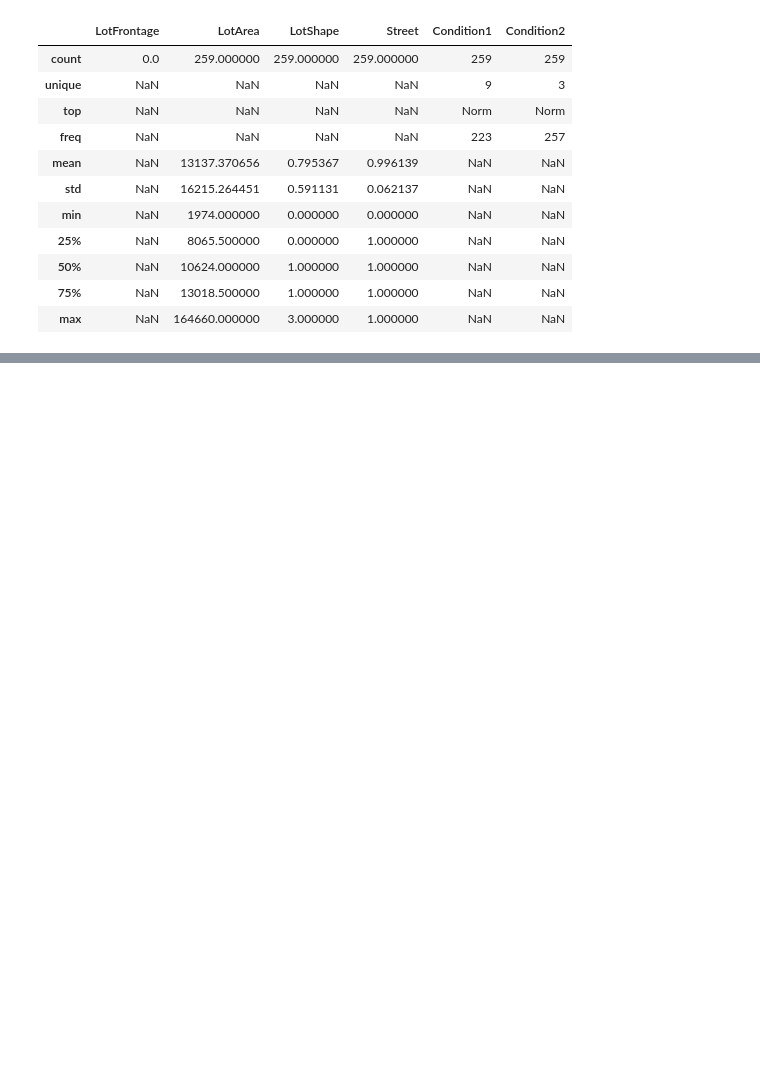
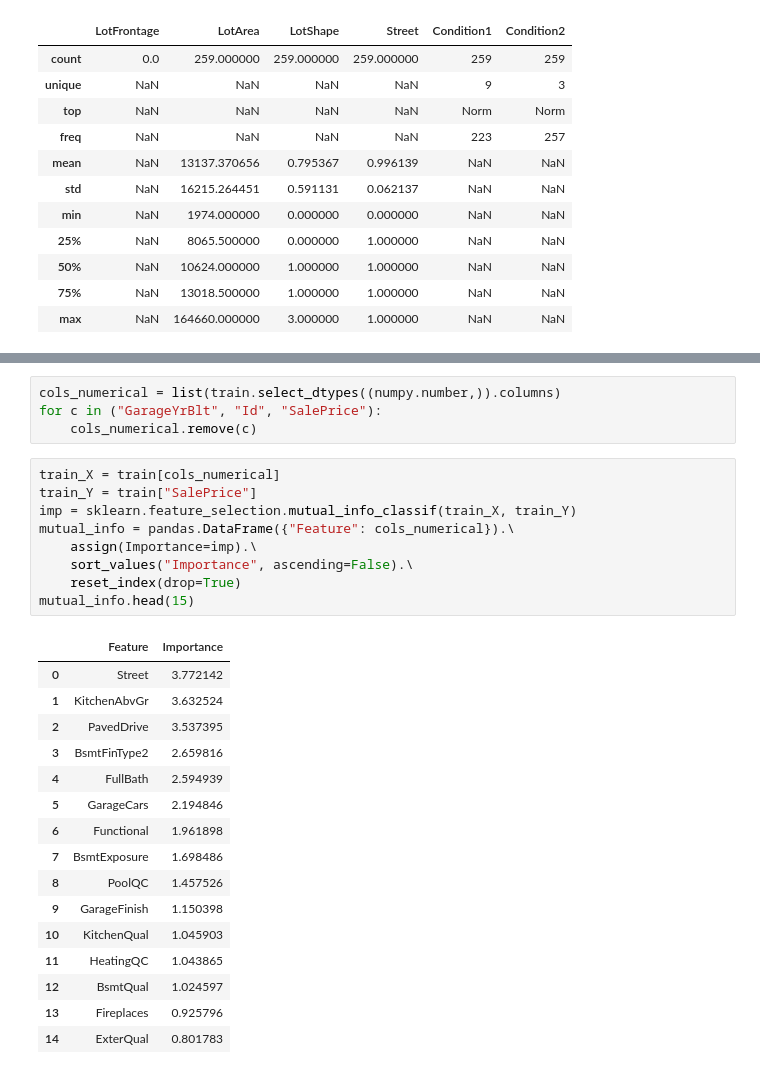
Before and after one commit to Hodapp87/kaggle-house-prices, a Jupyter notebook: Scratch for House Prices competition on Kaggle.ipynb, the cells around one changed output, grey strips where cells are left out. Saved outputs shown, nothing was run; the diff lists cells and outputs as text; blank space fills up the shorter version.

```diff
--- a/Scratch for House Prices competition on Kaggle.ipynb
+++ b/Scratch for House Prices competition on Kaggle.ipynb
@@ -387,0 +429,30 @@ Notes on the remaining NAs:
+# %%
+cols_numerical = list(train.select_dtypes((numpy.number,)).columns)
+for c in ("GarageYrBlt", "Id", "SalePrice"):
+    cols_numerical.remove(c)
+# %%
+train_X = train[cols_numerical]
+train_Y = train["SalePrice"]
+imp = sklearn.feature_selection.mutual_info_classif(train_X, train_Y)
+mutual_info = pandas.DataFrame({"Feature": cols_numerical}).\
+    assign(Importance=imp).\
+    sort_values("Importance", ascending=False).\
+    reset_index(drop=True)
+mutual_info.head(15)
+# %% [output]
+|  | Feature | Importance |
+| 0 | Street | 3.772142 |
+| 1 | KitchenAbvGr | 3.632524 |
+| 2 | PavedDrive | 3.537395 |
+| 3 | BsmtFinType2 | 2.659816 |
+| 4 | FullBath | 2.594939 |
+| 5 | GarageCars | 2.194846 |
+| 6 | Functional | 1.961898 |
+| 7 | BsmtExposure | 1.698486 |
+| 8 | PoolQC | 1.457526 |
+| 9 | GarageFinish | 1.150398 |
+| 10 | KitchenQual | 1.045903 |
+| 11 | HeatingQC | 1.043865 |
+| 12 | BsmtQual | 1.024597 |
+| 13 | Fireplaces | 0.925796 |
+| 14 | ExterQual | 0.801783 |
```
Also changed, not shown: parts of 6 cells of this notebook.
